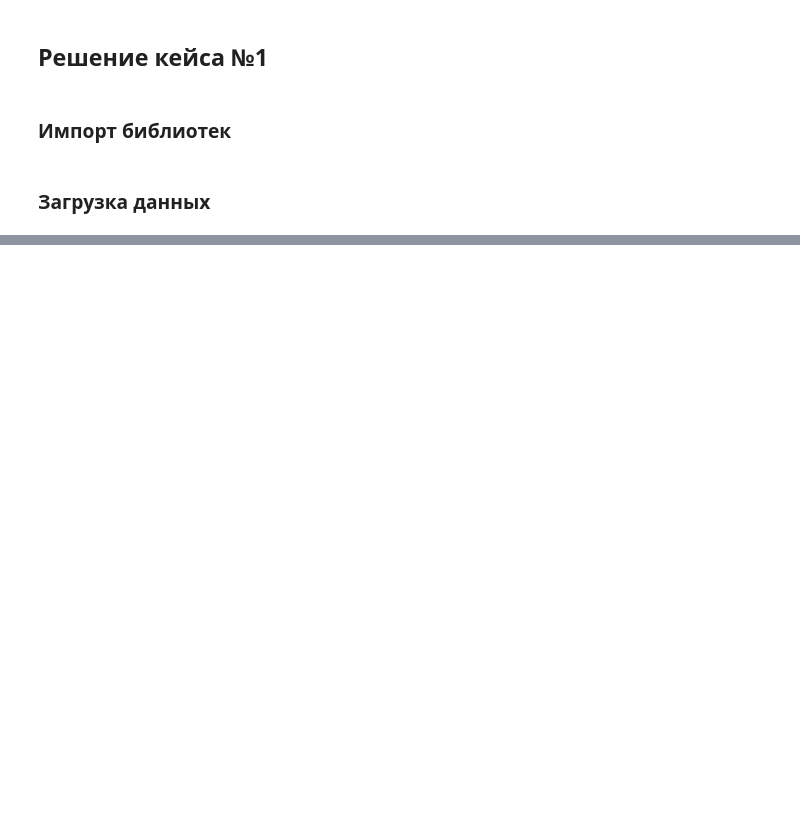
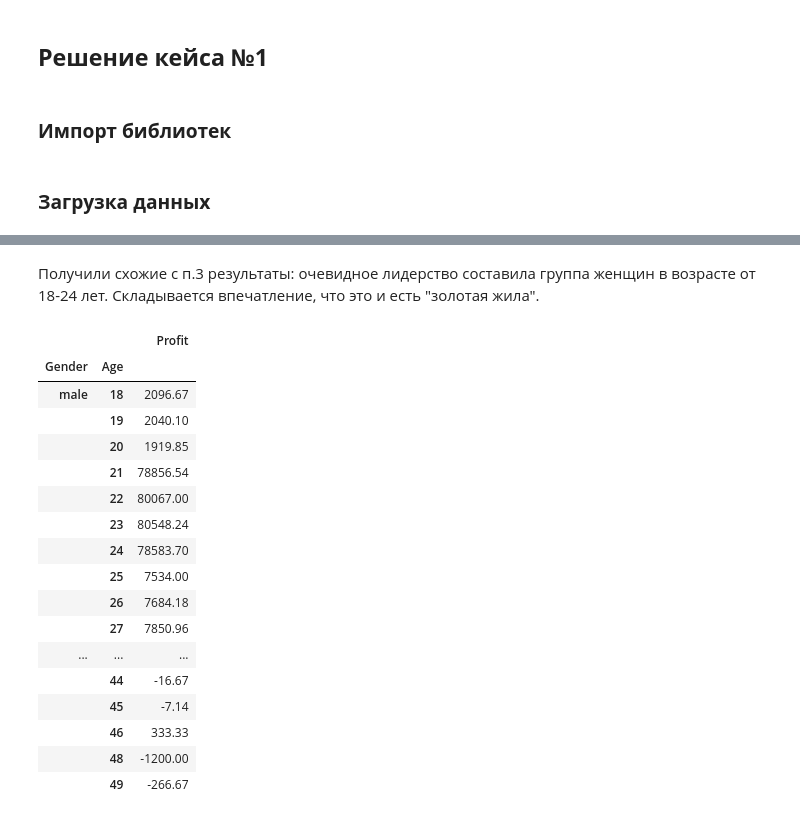
Before and after one commit to a1pha-dev/Cases-Math-Stats-Intro, a Jupyter notebook: src/main.ipynb, the cells around one changed output, grey strips where cells are left out. Drawn from its saved outputs; the diff is of its cells as text; code cells hidden in the pictures; blank space fills up the shorter version.

```diff
--- a/src/main.ipynb
+++ b/src/main.ipynb
@@ -21,0 +122,26 @@ df.head()
+# %% [markdown]
+Получили схожие с п.3 результаты: очевидное лидерство составила группа женщин в возрасте от 18-24 лет. Складывается впечатление, что это и есть "золотая жила".
+# %%
+gold_df = df.groupby(["Gender", 'Age'], observed=True)['Profit'].agg(
+    [('Profit', 'mean'),]
+).round(2)
+gold_df
+# %% [output]
+|  |  | Profit |
+| Gender | Age |  |
+| male | 18 | 2096.67 |
+|  | 19 | 2040.10 |
+|  | 20 | 1919.85 |
+|  | 21 | 78856.54 |
+|  | 22 | 80067.00 |
+|  | 23 | 80548.24 |
+|  | 24 | 78583.70 |
+|  | 25 | 7534.00 |
+|  | 26 | 7684.18 |
+|  | 27 | 7850.96 |
+| ... | ... | ... |
+|  | 44 | -16.67 |
+|  | 45 | -7.14 |
+|  | 46 | 333.33 |
+|  | 48 | -1200.00 |
+|  | 49 | -266.67 |
```
Also changed, not shown: parts of 28 cells of this notebook, 2 other files.
